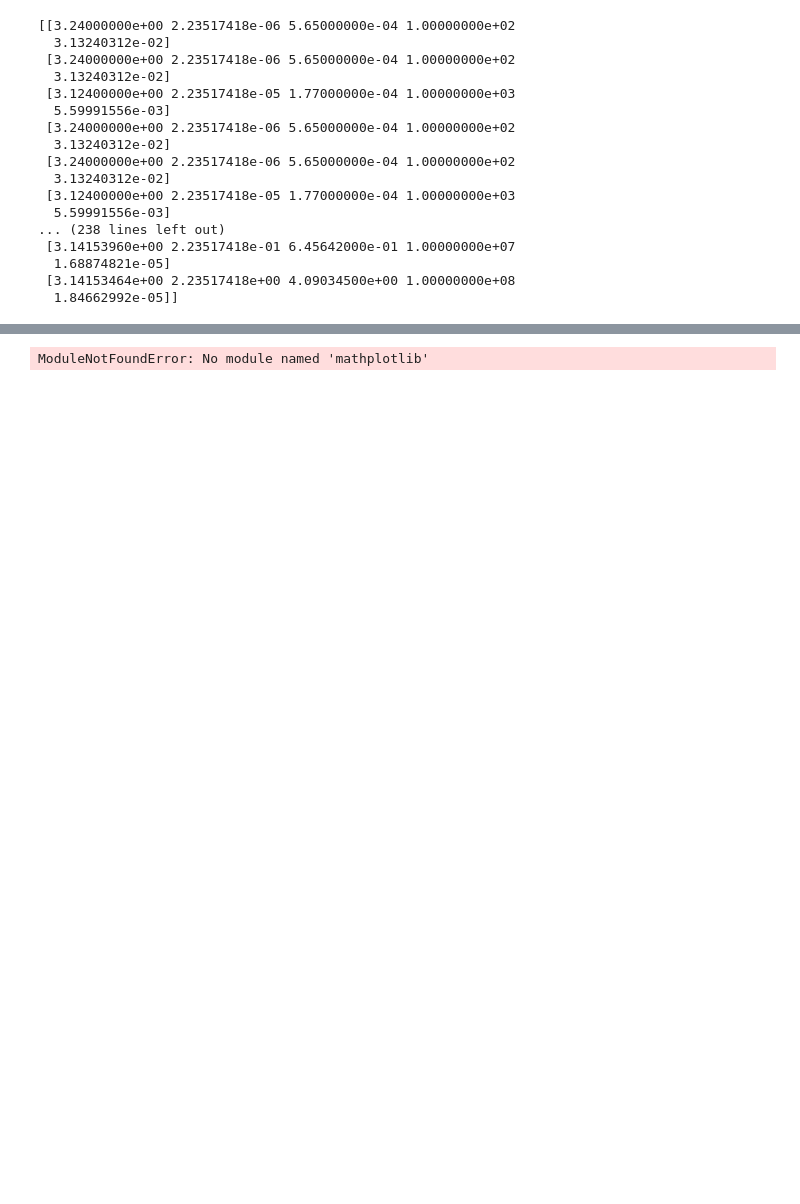
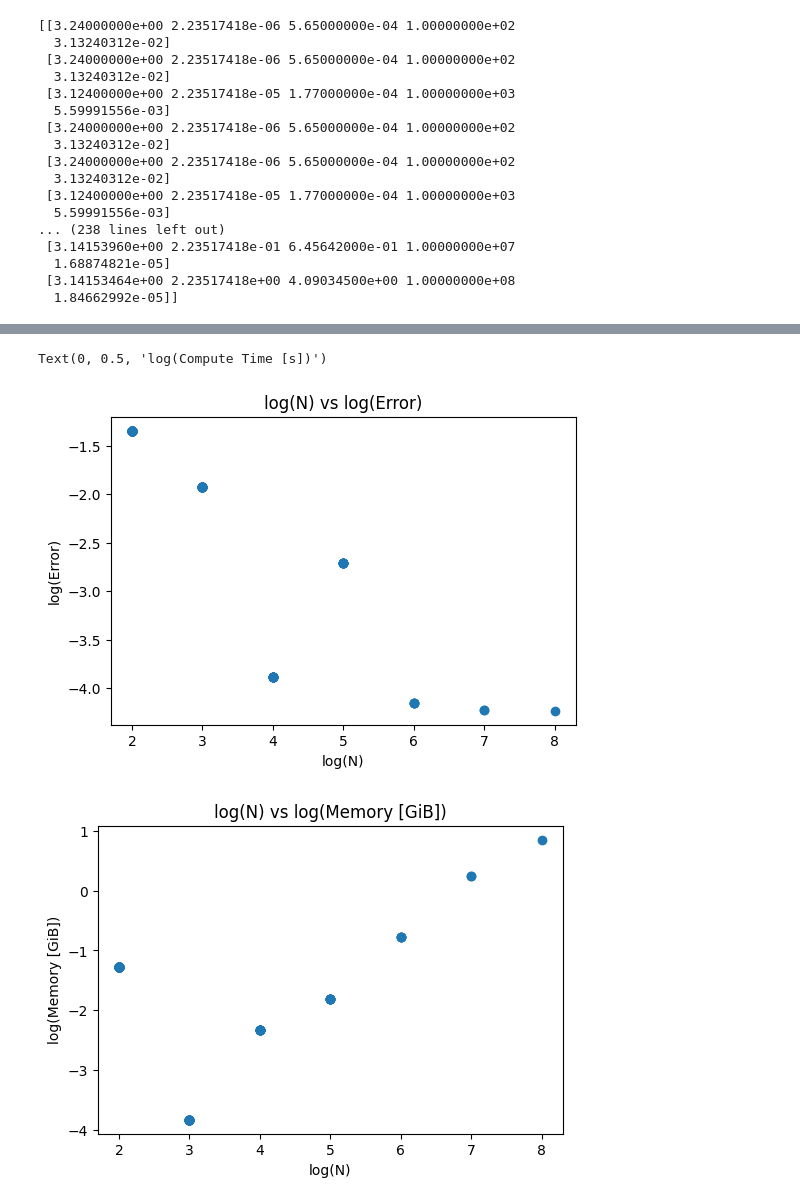
Before and after one commit to byrneap23/numpy-matplotlib, a Jupyter notebook: Numpy_Matplotlib.ipynb, the cells around one changed output, grey strips where cells are left out. Saved outputs shown, nothing was run; the diff lists cells and outputs as text; code cells hidden in the pictures; blank space fills up the shorter version.

```diff
--- a/Numpy_Matplotlib.ipynb
+++ b/Numpy_Matplotlib.ipynb
@@ -236,18 +187,56 @@ if __name__ == '__main__':
-# %%
-import mathplotlib.pyplot as plt
-
-NVal = data[:, 3]  # The number of samples (N)
-ErrVal = data[:, 4]  # The relative error
-MemVal = data[:, 2]  # Memory usage in GiB
-TimeVal = data[:, 1]
-
-logN = []
-for n in range (len(NVal)):
-  logN.append (math.log(NVal[n], 10))
-ErrVal=data[:, 2]
-logErr = []
-for err in ErrVal:
-  logErr.append (math.log(err,10))
-plt.scatter(logN, logErr)
-# %% [output]
-ModuleNotFoundError: No module named 'mathplotlib'
+# %%
+import numpy as np
+import matplotlib.pyplot as plt
+import math
+
+# Load CSV data
+data = np.loadtxt(fname='pi_estimation.csv', delimiter=',')
+
+# N is in column 3, relative error in column 4, memory in column 2, time in column 1
+NVal = data[:, 3]
+ErrVal = data[:, 4]
+MemVal = data[:, 2]
+TimeVal = data[:, 1]
+
+# Convert to log scale manually using math.log
+logN = []
+for n in NVal:
+    logN.append(math.log(n, 10))
+
+# Plot 1: N vs Error
+logErr = []
+for err in ErrVal:
+    logErr.append(math.log(err, 10))
+
+plt.figure(figsize=(6, 4))
+plt.scatter(logN, logErr)
+plt.title("log(N) vs log(Error)")
+plt.xlabel("log(N)")
+plt.ylabel("log(Error)")
+
+# Plot 2: N vs Memory
+logMem = []
+for mem in MemVal:
+    logMem.append(math.log(mem, 10))
+
+plt.figure(figsize=(6, 4))
+plt.scatter(logN, logMem)
+plt.title("log(N) vs log(Memory [GiB])")
+plt.xlabel("log(N)")
+plt.ylabel("log(Memory [GiB])")
+
+
+# Plot 3: N vs Compute Time
+logTime = []
+for t in TimeVal:
+    logTime.append(math.log(t, 10))
+
+plt.figure(figsize=(6, 4))
+plt.scatter(logN, logTime)
+plt.title("log(N) vs log(Compute Time [s])")
+plt.xlabel("log(N)")
+plt.ylabel("log(Compute Time [s])")
+# %% [output]
+Text(0, 0.5, 'log(Compute Time [s])')
+[figure, added]
+[figure, added]
```
Also changed, not shown: parts of 6 cells of this notebook.
